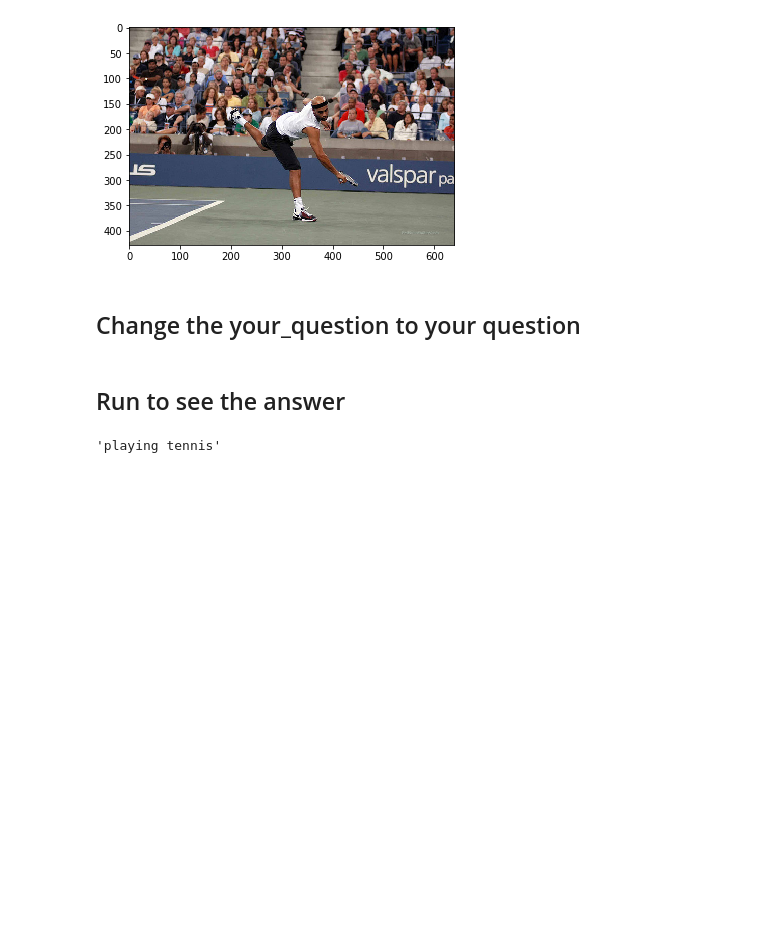
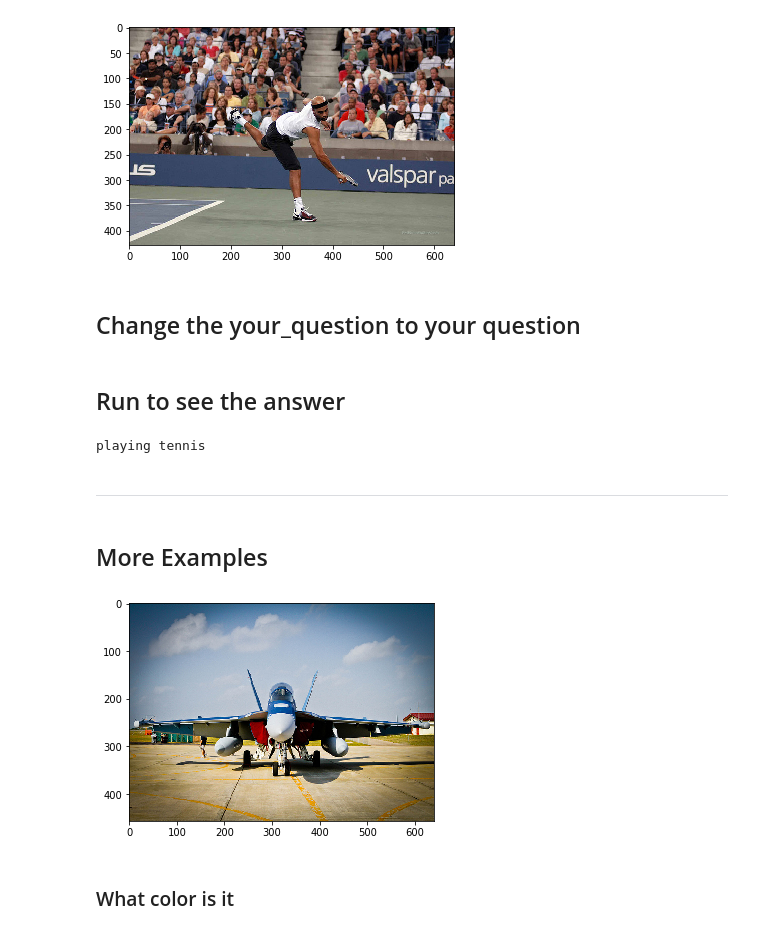
Before and after one commit to Nwoodle/Visual-Question-Answering, a Jupyter notebook: DEMO.ipynb, the cells around one changed output. Drawn from its saved outputs; the diff is of its cells as text; code cells hidden in the pictures; blank space fills up the shorter version.

```diff
--- a/DEMO.ipynb
+++ b/DEMO.ipynb
@@ -5,12 +3,21 @@ Using the trained model, this demo allows you to ask your own questions on the p
 # %%
+# modules from other sources
 %matplotlib inline
 import torch
 import torch.nn as nn
 from torch.utils.data import DataLoader
+import urllib.request
+from zipfile import ZipFile
+from __future__ import print_function
 import os
 import sys
+import json
 import numpy as np
+import re
 import _pickle as cPickle
+import base64
+import csv
+import h5py
 import matplotlib.pyplot as plt
 from PIL import Image
 from torch.autograd import Variable
@@ -21,3 +28,19 @@ from dataset import Dictionary, VQAFeatureDataset
 import base_model
 from train import train
 device = 'cuda' if torch.cuda.is_available() else 'cpu'
+imgdir = "/datasets/ee285f-public/VQA2017/val2014"
+label2ans_path = os.path.join('data', 'cache', 'trainval_label2ans.pkl')
+label2ans = cPickle.load(open(label2ans_path, 'rb'))
+def answer(model, label2ans, eval_dset):
+    eval_dset.tokenize()
+    eval_dset.tensorize_newq()
+    v,b,q,_ = eval_dset[idx]
+    v = v.unsqueeze(0)
+    b = b.unsqueeze(0)
+    q = q.unsqueeze(0)
+    with torch.no_grad():
+        v = Variable(v)
+        b = Variable(b)
+        q = Variable(q)
+    pred = model(v, b, q, None)
+    print(label2ans[int(pred.argmax().to('cpu'))])
@@ -29,6 +47,3 @@ Default settings is the DSMLP environment.
-# %%
-imgdir = "/datasets/ee285f-public/VQA2017/"
-imgdir = os.path.join(imgdir,"val2014")
 # %%
 model = cPickle.load(open("./data/model.pkl",'rb'))
 if device == 'cuda':
@@ -67,25 +82,32 @@ plt.show()
 # %% [markdown]
 ## Change the your_question to your question
 # %%
-your_question = "What is the person doing?"
+your_question = "What is the people doing?"
+eval_dset.entries[idx]['question'] = your_question
 # %% [markdown]
 ## Run to see the answer
-# %%
-label2ans_path = os.path.join('data', 'cache', 'trainval_label2ans.pkl')
-ans2label = cPickle.load(open(ans2label_path, 'rb'))
-label2ans = cPickle.load(open(label2ans_path, 'rb'))
-eval_dset.entries[idx]['question'] = your_question
-eval_dset.tokenize()
-eval_dset.tensorize_newq()
-v,b,q,_ = eval_dset[idx]
-v = v.unsqueeze(0)
-b = b.unsqueeze(0)
-q = q.unsqueeze(0)
-with torch.no_grad():
-    v = Variable(v).cuda()
-    b = Variable(b).cuda()
-    q = Variable(q).cuda()
-pred = model(v, b, q, None)
-label2ans[int(pred.argmax().to('cpu'))]
-# %% [output]
-'playing tennis'
+# %%
+answer(model, label2ans, eval_dset)
+# %% [output]
+playing tennis
+# %% [markdown]
+---
+# %% [markdown]
+## More Examples
+# %%
+datasetidx = 21
+assert isinstance(datasetidx,int) , "imgidx must be integer"
+assert datasetidx < 401 and datasetidx >= 0 , "imgidx must be integer in [0,400]"
+idx = sparseidx[datasetidx]
+imgid = eval_dset.entries[idx]['image_id']
+imgid = str(imgid)
+filenameappendix = "COCO_val2014_"
+filename = filenameappendix + imgid.zfill(12) + '.jpg'
+filename = os.path.join(imgdir,filename)
+im = Image.open(filename)
+plt.imshow(im)
+plt.show()
+# %% [output]
+[figure, added]
+# %% [markdown]
+### What color is it
```
Also changed, not shown: parts of 17 cells of this notebook.
